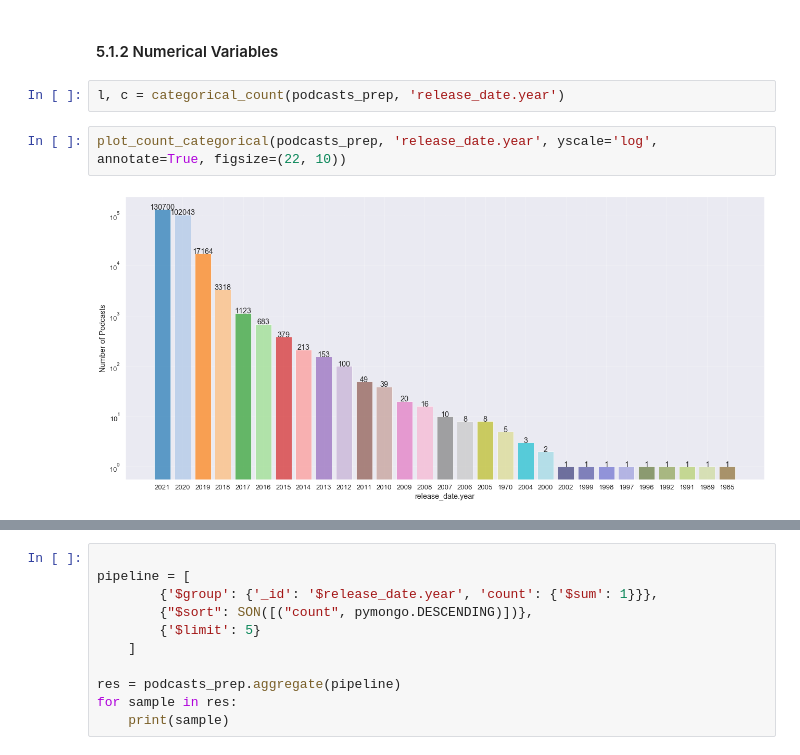
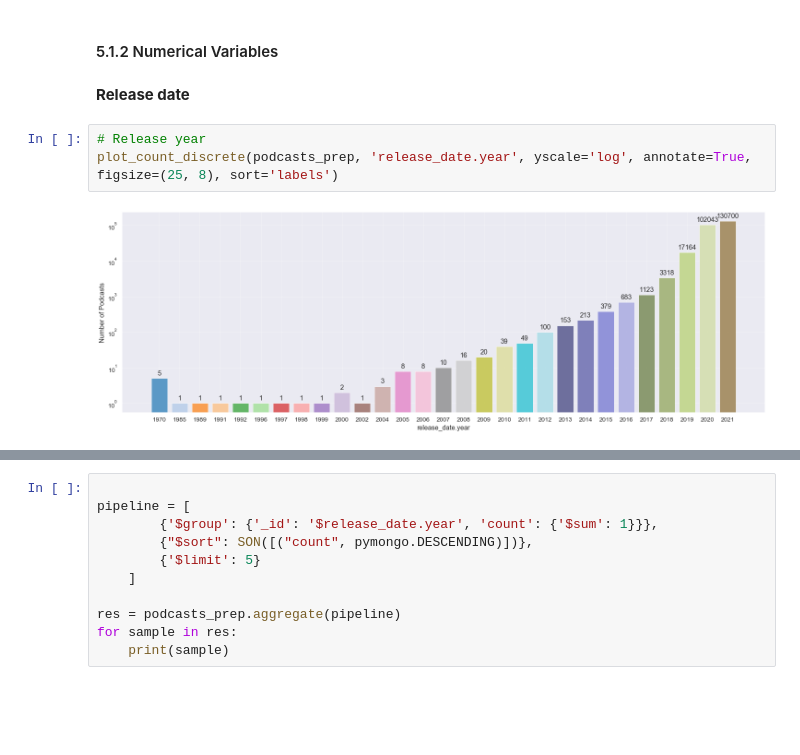
Before and after one commit to xaviercucurull/BDA-Podcasts, a Jupyter notebook: BDA_Final_Project.ipynb, the cells around one changed output, grey strips where cells are left out. Cells and saved outputs as stored; diff of their text form; blank space fills up the shorter version.

Commit message:
Update report - comment categorical variables

```diff
--- a/BDA_Final_Project.ipynb
+++ b/BDA_Final_Project.ipynb
@@ -580,9 +621,10 @@ plot_count_categorical(podcasts_prep, 'date_precision', annotate=True)
 Although this variable could have different values (day, month or year), the date precision for all of the episodes retrieved is day. That means that for all the dates we will have the year, the month and the day.
 # %% [markdown]
 #### 5.1.2 Numerical Variables
-# %%
-l, c = categorical_count(podcasts_prep, 'release_date.year')
+# %% [markdown]
+**Release date**
 # %%
-plot_count_categorical(podcasts_prep, 'release_date.year', yscale='log', annotate=True, figsize=(22, 10))
+# Release year
+plot_count_discrete(podcasts_prep, 'release_date.year', yscale='log', annotate=True, figsize=(25, 8), sort='labels')
 # %% [output]
-[figure, old version]
+[figure, new version]
```
Also changed, not shown: parts of 24 cells of this notebook.
